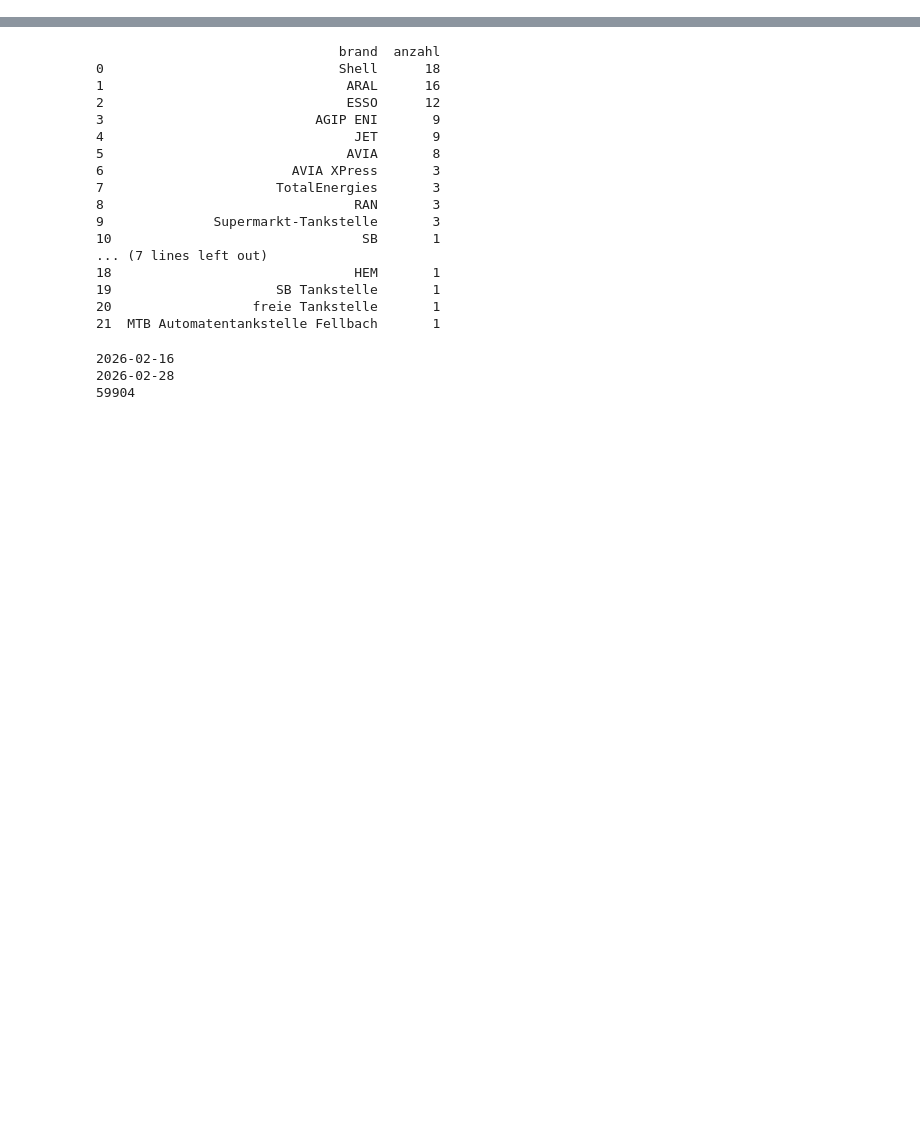
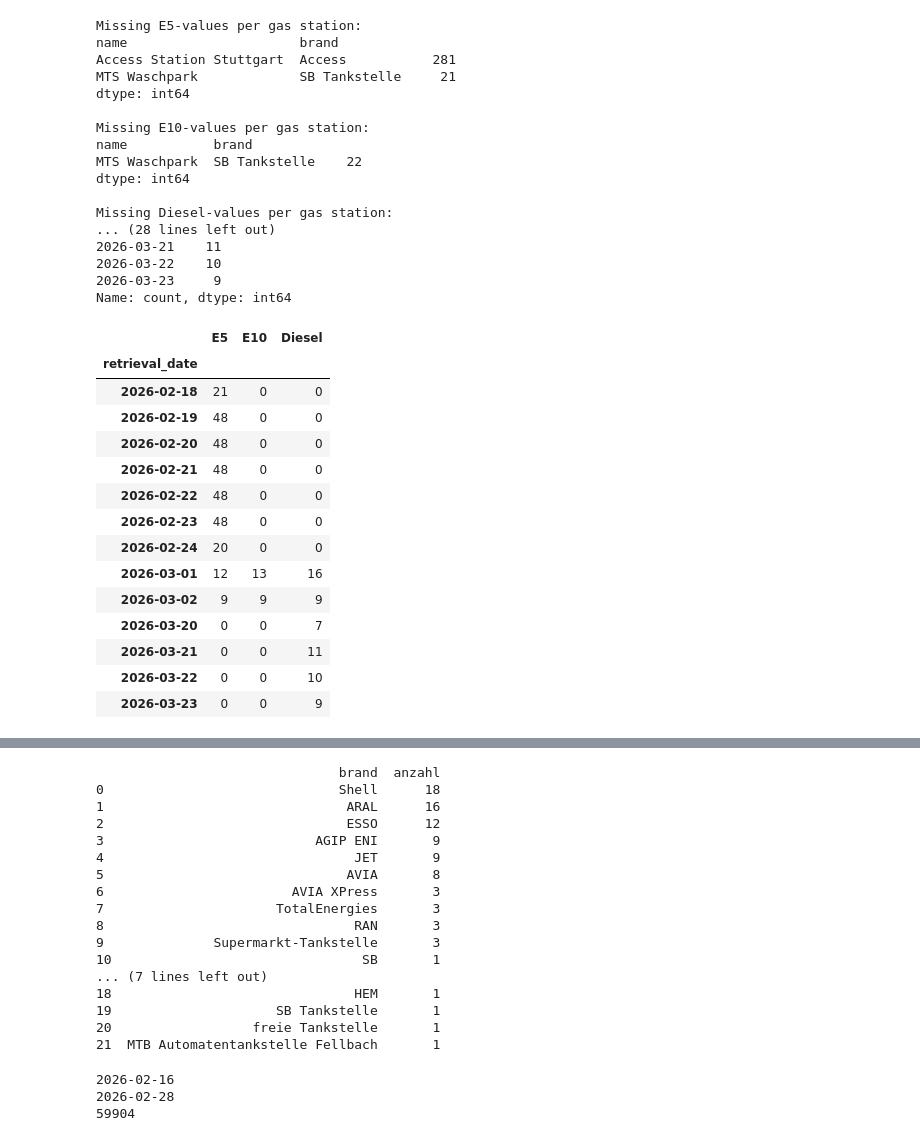
Before and after one commit to patrickpetre823/gasstation-price-analysis, a Jupyter notebook: exploration.ipynb, the cells around one changed output, grey strips where cells are left out. Saved outputs shown, nothing was run; the diff lists cells and outputs as text; code cells hidden in the pictures; blank space fills up the shorter version.

```diff
--- a/exploration.ipynb
+++ b/exploration.ipynb
@@ -87,0 +76,77 @@ df_stations.head()
+# %%
+# df mit Tankstellennamen joinen
+df_with_names = df.merge(df_stations[['id', 'name', 'brand']],
+                          left_on='tankstellen_id',
+                          right_on='id',
+                          how='left')
+
+# Fehlende Werte pro Tankstelle und Tag für jede Benzinart
+missing_e5 = df_with_names[df_with_names['e5'].isnull()][['name', 'brand', 'retrieval_date']]
+missing_e10 = df_with_names[df_with_names['e10'].isnull()][['name', 'brand', 'retrieval_date']]
+missing_diesel = df_with_names[df_with_names['diesel'].isnull()][['name', 'brand', 'retrieval_date']]
+
+# Anzahl fehlender Werte pro Tankstelle
+missing_e5_per_station = missing_e5.groupby(['name', 'brand']).size().sort_values(ascending=False)
+missing_e10_per_station = missing_e10.groupby(['name', 'brand']).size().sort_values(ascending=False)
+missing_diesel_per_station = missing_diesel.groupby(['name', 'brand']).size().sort_values(ascending=False)
+
+# Anzahl fehlender Werte pro Tag
+missing_e5_per_day = missing_e5['retrieval_date'].value_counts().sort_index()
+missing_e10_per_day = missing_e10['retrieval_date'].value_counts().sort_index()
+missing_diesel_per_day = missing_diesel['retrieval_date'].value_counts().sort_index()
+
+# Ausgabe
+print("Missing E5-values per gas station:")
+print(missing_e5_per_station)
+print("\nMissing E10-values per gas station:")
+print(missing_e10_per_station)
+print("\nMissing Diesel-values per gas station:")
+print(missing_diesel_per_station)
+
+print("\nMissing E5-values per day:")
+print(missing_e5_per_day)
+print("\nMissing E10-values per day:")
+print(missing_e10_per_day)
+print("\nMissing Diesel-values per day:")
+print(missing_diesel_per_day)
+
+missing_summary = pd.DataFrame({
+    'E5': missing_e5_per_day,
+    'E10': missing_e10_per_day,
+    'Diesel': missing_diesel_per_day
+}).fillna(0).astype(int).sort_index()
+
+missing_summary
+# %% [output]
+Missing E5-values per gas station:
+name                      brand
+Access Station Stuttgart  Access           281
+MTS Waschpark             SB Tankstelle     21
+dtype: int64
+
+Missing E10-values per gas station:
+name           brand
+MTS Waschpark  SB Tankstelle    22
+dtype: int64
+
+Missing Diesel-values per gas station:
+... (28 lines left out)
+2026-03-21    11
+2026-03-22    10
+2026-03-23     9
+Name: count, dtype: int64
+|  | E5 | E10 | Diesel |
+| retrieval_date |  |  |  |
+| 2026-02-18 | 21 | 0 | 0 |
+| 2026-02-19 | 48 | 0 | 0 |
+| 2026-02-20 | 48 | 0 | 0 |
+| 2026-02-21 | 48 | 0 | 0 |
+| 2026-02-22 | 48 | 0 | 0 |
+| 2026-02-23 | 48 | 0 | 0 |
+| 2026-02-24 | 20 | 0 | 0 |
+| 2026-03-01 | 12 | 13 | 16 |
+| 2026-03-02 | 9 | 9 | 9 |
+| 2026-03-20 | 0 | 0 | 7 |
+| 2026-03-21 | 0 | 0 | 11 |
+| 2026-03-22 | 0 | 0 | 10 |
+| 2026-03-23 | 0 | 0 | 9 |
```
Also changed, not shown: parts of 9 cells of this notebook, 1 other file.
